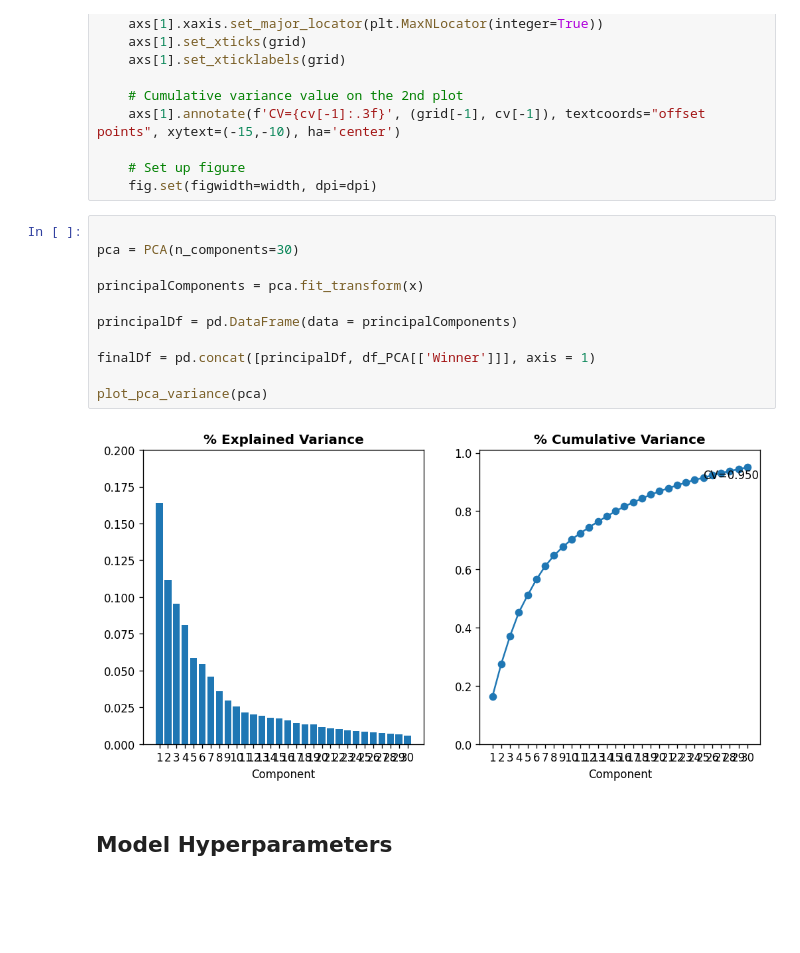
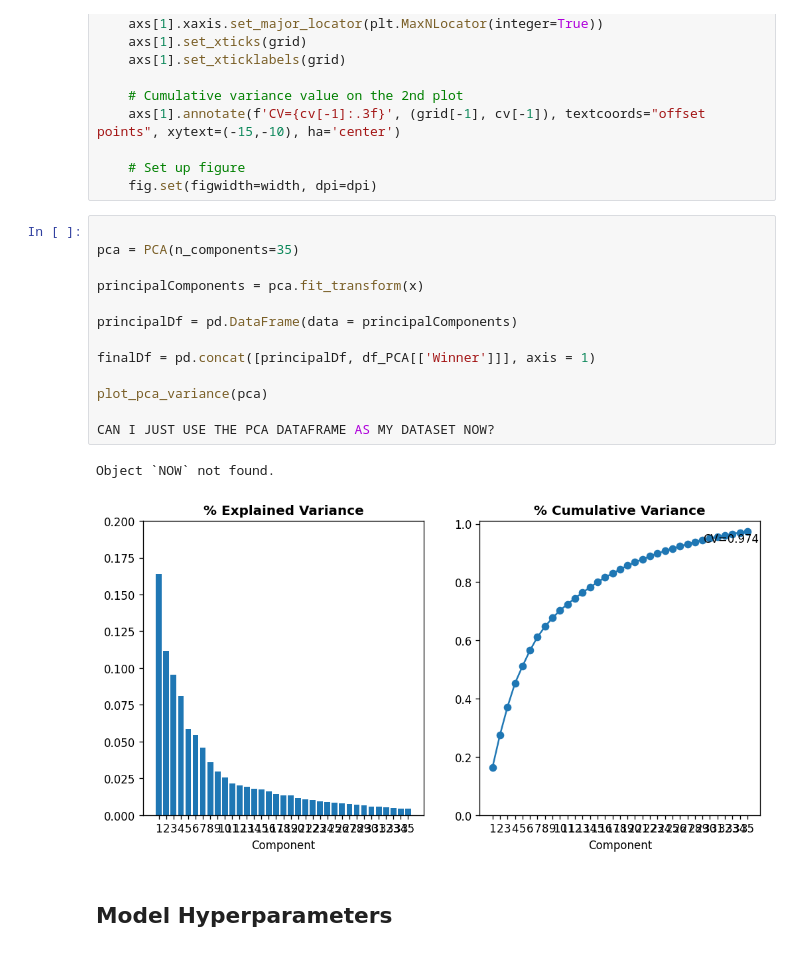
Before and after one commit to AeroEng16/TennisPrediction, a Jupyter notebook: dataPrepAndModelCreation.ipynb, the cells around one changed output. Saved outputs shown, nothing was run; the diff lists cells and outputs as text; blank space fills up the shorter version.

```diff
--- a/dataPrepAndModelCreation.ipynb
+++ b/dataPrepAndModelCreation.ipynb
@@ -273,17 +273,20 @@ def plot_pca_variance(pca, width=10, dpi=120):
     fig.set(figwidth=width, dpi=dpi)
 # %%
 
-pca = PCA(n_components=30)
+pca = PCA(n_components=35)
 
 principalComponents = pca.fit_transform(x)
 
 principalDf = pd.DataFrame(data = principalComponents)
 
 finalDf = pd.concat([principalDf, df_PCA[['Winner']]], axis = 1)
 
 plot_pca_variance(pca)
+
+CAN I JUST USE THE PCA DATAFRAME AS MY DATASET NOW?
 # %% [output]
+Object `NOW` not found.
-[figure, old version]
+[figure, new version]
 # %% [markdown]
 ## Model Hyperparameters
 # %%
```
